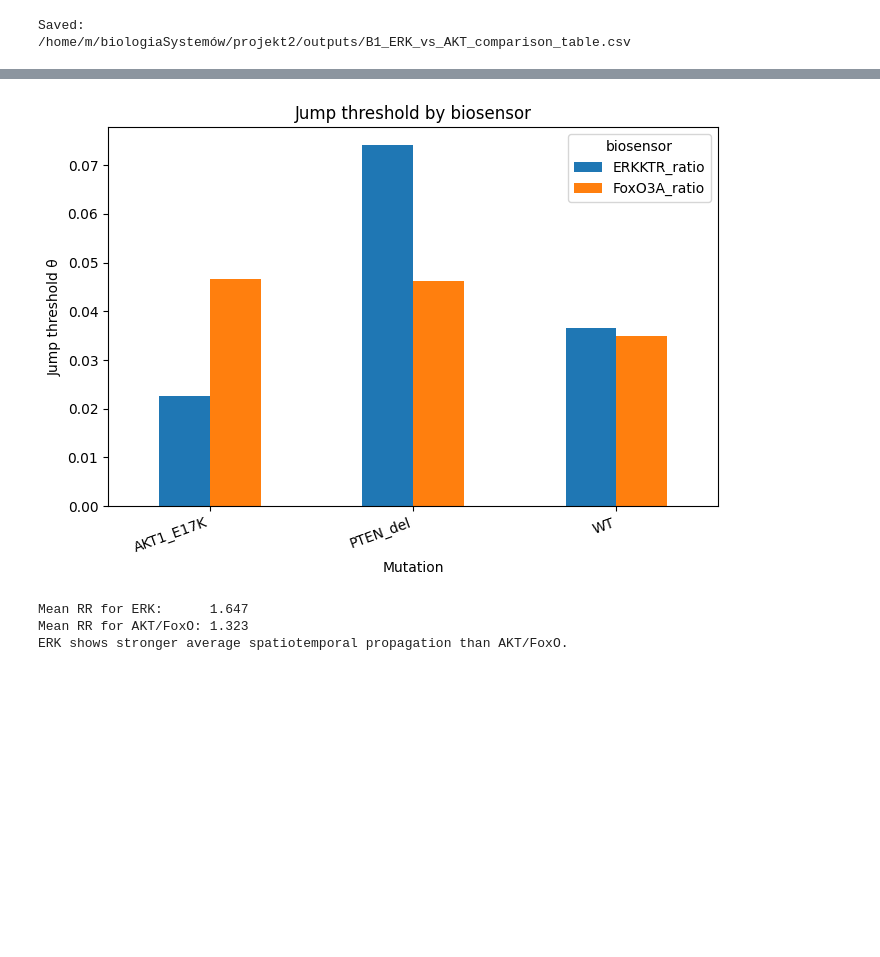
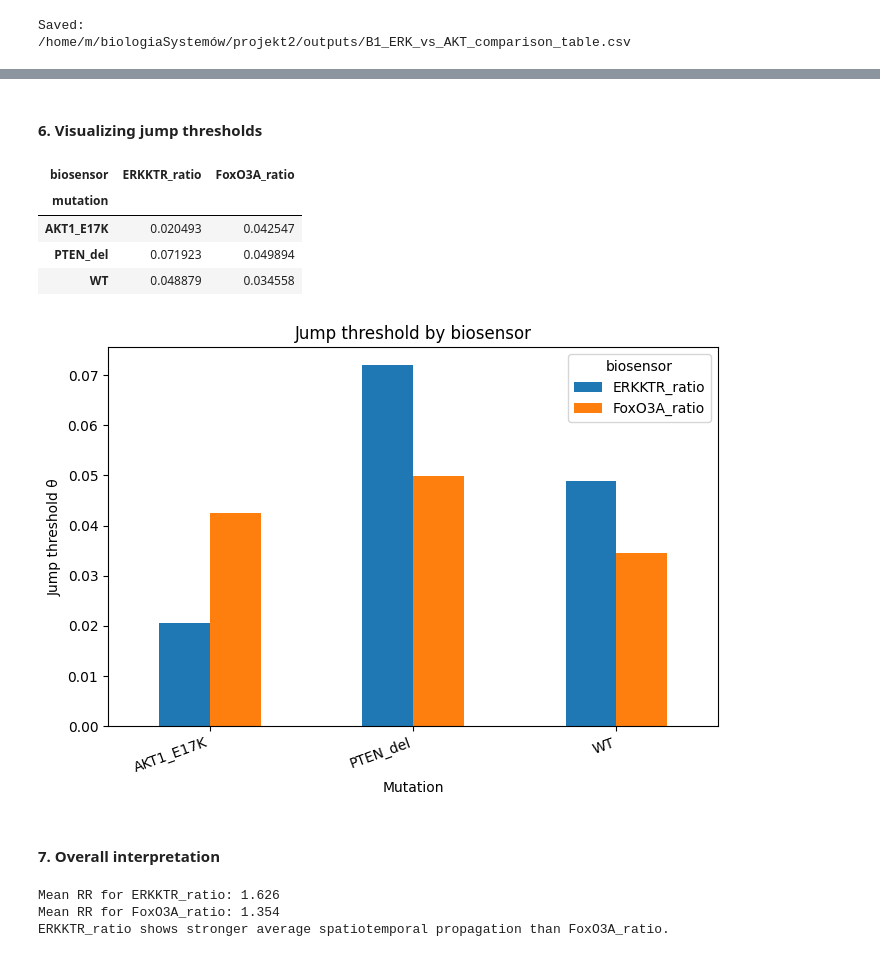
Before and after one commit to majadomanska/BS2-Spatiotemporal, a Jupyter notebook: notebooks/TaskB_IndependentResearch.ipynb, the cells around one changed output, grey strips where cells are left out. Saved outputs shown, nothing was run; the diff lists cells and outputs as text; code cells hidden in the pictures; blank space fills up the shorter version.

Commit message:
task B edited

```diff
--- a/notebooks/TaskB_IndependentResearch.ipynb
+++ b/notebooks/TaskB_IndependentResearch.ipynb
@@ -76,6 +107,4 @@ display(selected_blocks)
 # %%
-# Run spatiotemporal propagation for ERK and AKT/FoxO
-
 signals = {
     "ERKKTR_ratio": "ERKKTR_ratio",
     "FoxO3A_ratio": "FoxO3A_ratio"
@@ -90,7 +119,7 @@ rows = []
 for block in selected_blocks.itertuples(index=False):
     for signal_label, signal_col in signals.items():
 
-        outdir = OUTPUT_ROOT / f"TaskB_{block.mutation}_{signal_label}"
+        outdir = (OUTPUT_ROOT /f"TaskB_{block.mutation}_exp{block.exp_id}_site{block.site_id}_{signal_label}")
 
         cmd = [
             sys.executable,
@@ -139,4 +168,18 @@ for block in selected_blocks.itertuples(index=False):
 
 b1_df = pd.DataFrame(rows)
 display(b1_df)
+
+# Calculate mean propagation statistics across blocks.
+summary_df = (
+    b1_df
+    .groupby(["mutation", "biosensor"], as_index=False)
+    .agg(
+        mean_RR=("RR", "mean"),
+        std_RR=("RR", "std"),
+        mean_theta=("jump_threshold_theta", "mean"),
+        n_blocks=("RR", "count")
+    )
+)
+
+display(summary_df)
 # %% [output]
@@ -210,51 +274,58 @@ plt.show()
+# %% [markdown]
+#### 6. Visualizing jump thresholds
 # %%
-# drugi  plot: jump thresholds θ - dodatek
-
-theta_df = b1_df.pivot(
+theta_df = summary_df.pivot(
     index="mutation",
     columns="biosensor",
-    values="jump_threshold_theta"
+    values="mean_theta"
 )
 
 fig, ax = plt.subplots(figsize=(7, 5))
 
 theta_df.plot(
     kind="bar",
     ax=ax
 )
 
+display(theta_df)
+
 ax.set_ylabel("Jump threshold θ")
 ax.set_xlabel("Mutation")
 ax.set_title("Jump threshold by biosensor")
 
 plt.xticks(rotation=20, ha="right")
 plt.tight_layout()
 
 plt.savefig(
-    FINAL_OUTPUT_DIR / "B1_ERK_vs_AKT_theta_barplot.png",
+    FINAL_OUTPUT_DIR / "B1_ERK_vs_FoxO3A_theta_barplot.png",
     dpi=300,
     bbox_inches="tight"
 )
 
 plt.show()
 # %% [output]
+| biosensor | ERKKTR_ratio | FoxO3A_ratio |
+| mutation |  |  |
+| AKT1_E17K | 0.020493 | 0.042547 |
+| PTEN_del | 0.071923 | 0.049894 |
+| WT | 0.048879 | 0.034558 |
-[figure, old version]
+[figure, new version]
+# %% [markdown]
+#### 7. Overall interpretation
 # %%
-# Interpretation helper
-
 erk_mean = b1_df[b1_df["biosensor"] == "ERKKTR_ratio"]["RR"].mean()
 akt_mean = b1_df[b1_df["biosensor"] == "FoxO3A_ratio"]["RR"].mean()
 
-print(f"Mean RR for ERK:      {erk_mean:.3f}")
-print(f"Mean RR for AKT/FoxO: {akt_mean:.3f}")
+print(f"Mean RR for ERKKTR_ratio: {erk_mean:.3f}")
+print(f"Mean RR for FoxO3A_ratio: {akt_mean:.3f}")
 
 if erk_mean > akt_mean:
-    print("ERK shows stronger average spatiotemporal propagation than AKT/FoxO.")
+    print("ERKKTR_ratio shows stronger average spatiotemporal propagation than FoxO3A_ratio.")
 elif akt_mean > erk_mean:
-    print("AKT/FoxO shows stronger average spatiotemporal propagation than ERK.")
+    print("FoxO3A_ratio shows stronger average spatiotemporal propagation than ERKKTR_ratio.")
 else:
     print("Both biosensors show similar average propagation strength.")
 # %% [output]
-Mean RR for ERK:      1.647
-Mean RR for AKT/FoxO: 1.323
-ERK shows stronger average spatiotemporal propagation than AKT/FoxO.
+Mean RR for ERKKTR_ratio: 1.626
+Mean RR for FoxO3A_ratio: 1.354
+ERKKTR_ratio shows stronger average spatiotemporal propagation than FoxO3A_ratio.
```
Also changed, not shown: parts of 13 cells of this notebook, 3 other files.
